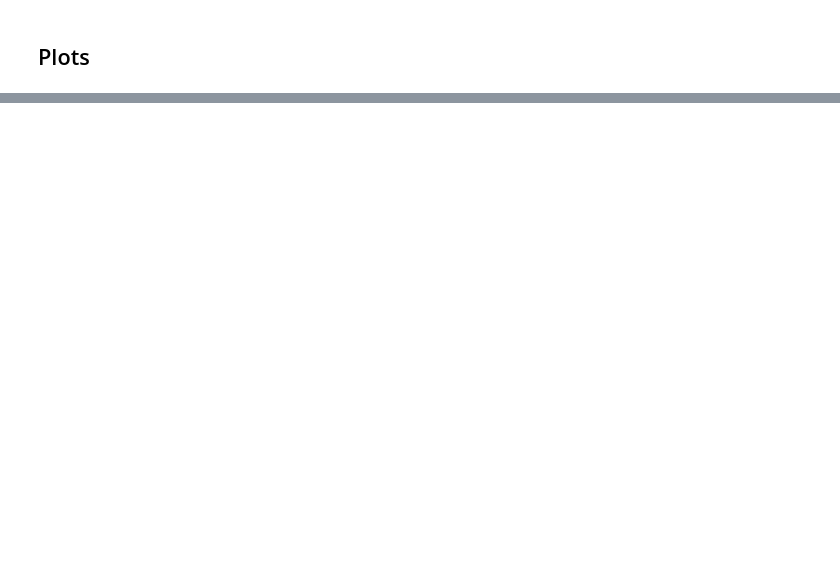
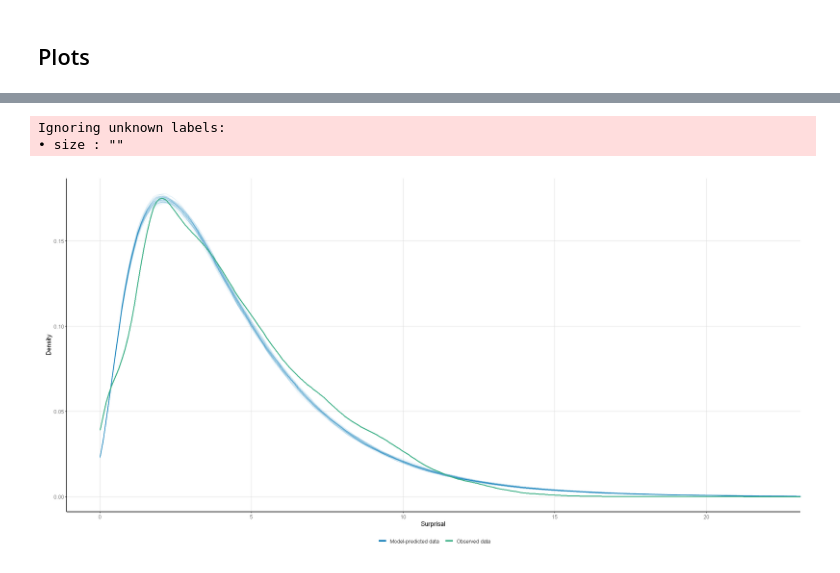
Before and after one commit to vmariani3321/QP2-Analysis, a Jupyter notebook: 12-18 Analysis.ipynb, the cells around one changed output, grey strips where cells are left out. Saved outputs shown, nothing was run; the diff lists cells and outputs as text; code cells hidden in the pictures; blank space fills up the shorter version.

```diff
--- a/12-18 Analysis.ipynb
+++ b/12-18 Analysis.ipynb
@@ -420,25 +425,33 @@ p_defIdx <- ggplot(df_nps, aes(x = np_start_idx, fill = definiteness)) +
 # %%
 # Distribution of surprisals:
 
-p_checkMod <- plot(check_predictions(mod)) +
+options(repr.plot.width = 20, repr.plot.height = 10)
+
+p_checkMod <- plot(check_predictions(model)) +
     coord_cartesian(x = c(0, 22)) +
     labs(
         title = NULL,
         subtitle = NULL,
         x = "Surprisal",
         y = "Density",
         )+
         custom_theme +
         guides(
                 color = guide_legend(override.aes = list(linewidth = 1.5))
                 )+
         plotFont(1)
 
+p_checkMod
+
 # ggsave(
 #         "plots/p_checkMod.png",
 #         p_checkMod,
 #         width = 10,
 #         height = 5,
 #         dpi = 300)
+# %% [output]
+Ignoring unknown labels:
+• size : ""
+[figure, added]
 # %%
 # Side by side of the box plot for argument and definiteness and for np position
```
Also changed, not shown: parts of 38 cells of this notebook, 9 other files.
